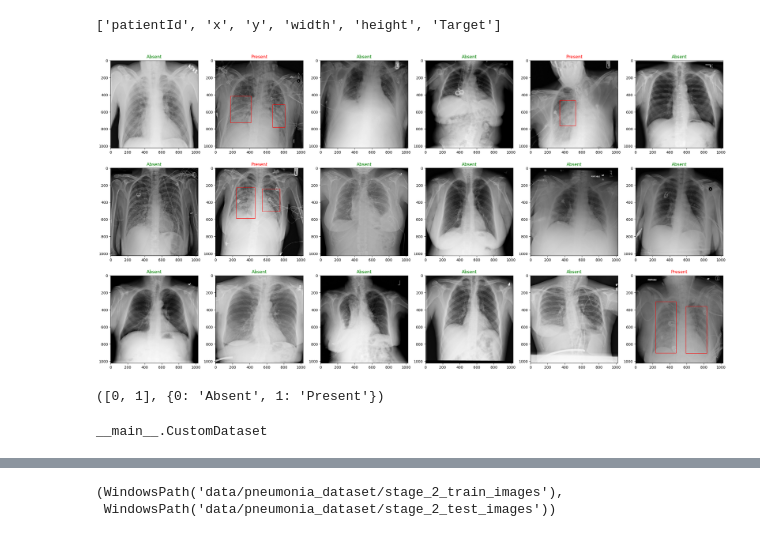
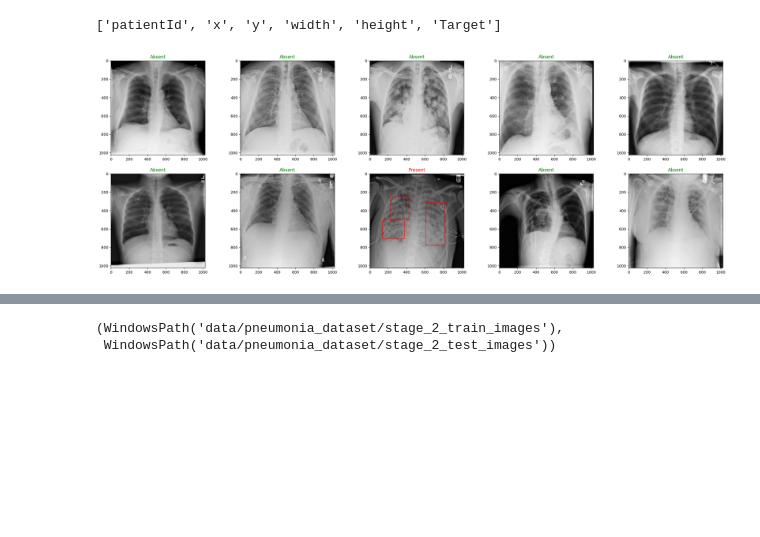
Before and after one commit to kmsmeng/ML_Projects, a Jupyter notebook: Medical_Image_Classification/pneumonia_detection_challenge.ipynb, the cells around one changed output, grey strips where cells are left out. Saved outputs shown, nothing was run; the diff lists cells and outputs as text; code cells hidden in the pictures; blank space fills up the shorter version.

```diff
--- a/Medical_Image_Classification/pneumonia_detection_challenge.ipynb
+++ b/Medical_Image_Classification/pneumonia_detection_challenge.ipynb
@@ -72,14 +71,3 @@ display(df_label_file[:5])
 | 2 | 00322d4d-1c29-4943-afc9-b6754be640eb | NaN | NaN | NaN | NaN | 0 |
 | 3 | 003d8fa0-6bf1-40ed-b54c-ac657f8495c5 | NaN | NaN | NaN | NaN | 0 |
 | 4 | 00436515-870c-4b36-a041-de91049b9ab4 | 264.0 | 152.0 | 213.0 | 379.0 | 1 |
-# %%
-# Get the patient Id from the test data and put them in a list
-# Later we will use this list as a reference to search for the labels(with patient ID) index and then reorder them in the shape order of the test data
-
-train_patientId = []
-
-for i in range(len(train_images_path)):
-
-    imageId = pydicom.dcmread(train_images_path[i]).PatientID
-
-    train_patientId.append(imageId)
@@ -112,22 +73,0 @@ train_patientId
-# %%
-## Arrange the label in the same order as the data order by comapring the ID
-
-reordered_labels = []
-
-for i in range(len(train_images_path)):
-
-    patientId = train_patientId[i]
-    print(patientId)
-
-
-    # index values can be list with multiple values if there are multiple pneumonia spots in the single data
-    index = df_label_file[df_label_file['patientId'] == patientId].index
-
-
-    print(index,'\n')
-    # print(index.item())
-
-    # break
-
-    if i == 3:
-        break
@@ -146,6 +74,6 @@ Index([28992, 28993], dtype='int64')
 # %%
-rows = 3
-columns = 6
+rows = 2
+columns = 5
 
 import random
 # Sample random int from a index equalling the lenght of train data
@@ -187,7 +115,7 @@ with open(label_file) as csvfile:
 
 from matplotlib.patches import Rectangle
 
-plt.figure(figsize=(30, 15))
+plt.figure(figsize=(30, 10))
 
 for i in range(len(rand_int_list)):
     plt.subplot(rows, columns, i+1)
@@ -200,68 +128,31 @@ for i in range(len(rand_int_list)):
     image_pixel = image.pixel_array
 
     # get the patient Id of the images
     Id = image.PatientID
 
     # search for the labels of those patientId in the label file
     label_data = df_label_file[df_label_file['patientId'] == Id]
 
     # Loop for the case that the image has multiple labels representing multiple spots(multiple coordinate data of spots) of pneumonia spots
     for index in range(len(label_data)):
         all_data = label_data.iloc[index]
 
         # If the label of the image has pneumonia we use the (coordinated data) data from the label document to draw a box at where the pneumonia spot is at
         if all_data['Target'].item() == 1:
             x, y, width, height = all_data['x'].item(), all_data['y'].item(), all_data['width'].item(), all_data['height'].item()
             rect = Rectangle([x, y], width=width, height=height, facecolor='none', edgecolor='red')
             # print(x, y, width, height)
             plt.gca().add_patch(rect)
 
-
     plt.imshow(image_pixel, cmap='gray')
     # image_label = labels_o_list[random_int]
 
     # We do .iloc[0] cuz, if the label is single it will just index to that single label but if it has multiple label then it will go to the first label, and see its target which is same as its other label.
     # Also if we try to get the 'Target' value of the label data when it has multiple label then we will get error. so this indexing is important.
     image_label = label_data.iloc[0]['Target']
 
-
     color = 'green' if image_label == 0 else 'red'
 
     plt.title(labels_dict[image_label], color=color)
 # %% [output]
-[figure, old version]
+[figure, new version]
-# %%
-list(labels_dict.keys()), labels_dict
-# %% [output]
-([0, 1], {0: 'Absent', 1: 'Present'})
-# %%
-## Create a custom dataset class
-
-
-from torch.utils.data import Dataset
-
-class CustomDataset(Dataset):
-
-    # Initalize our custom dataset
-    def __init__(self, data_path, transform, labels_dict):
-        super().__init__()
-
-        # Create class attributes
-        self.file_path = list(Path(data_path).glob('*.dcm'))
-
-        self.transform = transform
-
-        self.classes = list(labels_dict.keys())
-        self.classes_to_idx = labels_dict
-
-    # Create a funtion to load image
-    def load_image():
-        pass
-
-    pass
-
-
-x = CustomDataset
-x
-# %% [output]
-__main__.CustomDataset
```
Also changed, not shown: parts of 13 cells of this notebook, 1 other file.
